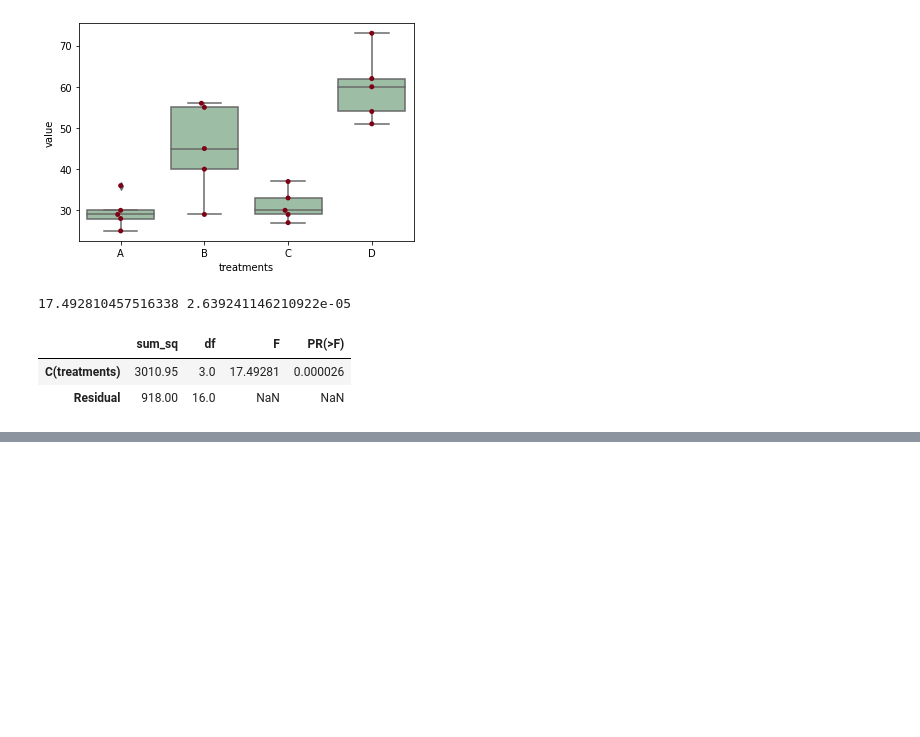
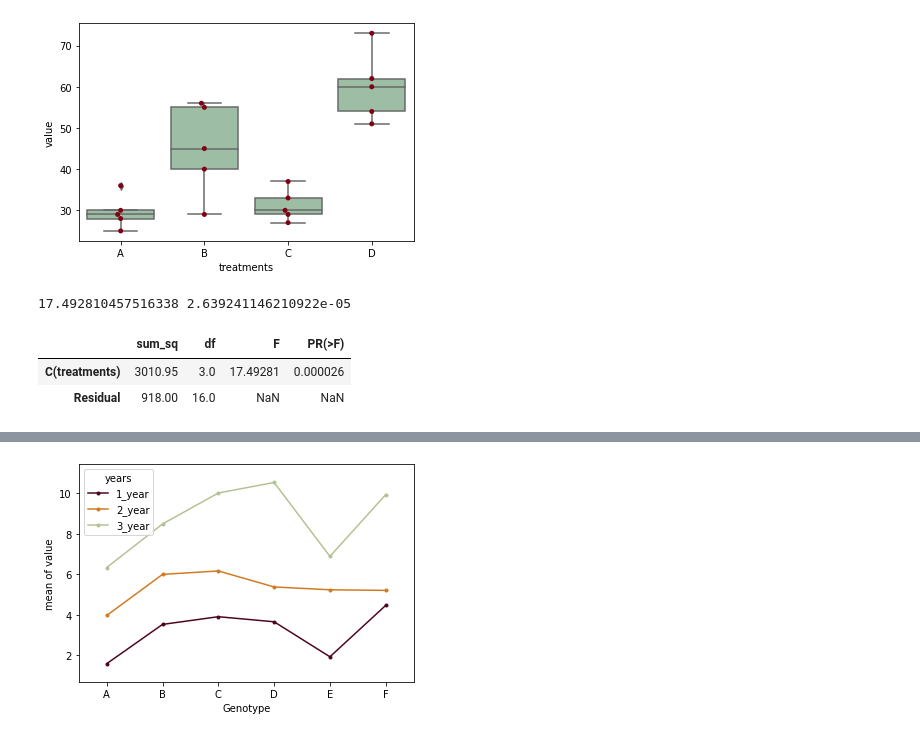
Before and after one commit to LucianoBatista/study-sprints, a Jupyter notebook: sprint-2021-12-31/hypothesis-tests-review/anova.ipynb, the cells around one changed output, grey strips where cells are left out. Cells and saved outputs as stored; diff of their text form; code cells hidden in the pictures; blank space fills up the shorter version.

```diff
--- a/sprint-2021-12-31/hypothesis-tests-review/anova.ipynb
+++ b/sprint-2021-12-31/hypothesis-tests-review/anova.ipynb
@@ -96,0 +285,7 @@ anova_table
+# %%
+from statsmodels.graphics.factorplots import interaction_plot
+
+fig = interaction_plot(x=df2_melted["Genotype"], trace=df2_melted["years"], response=df2_melted["value"], colors=['#4c061d','#d17a22', '#b4c292'])
+plt.show()
+# %% [output]
+[figure, added]
```
Also changed, not shown: parts of 25 cells of this notebook, 3 other files.
